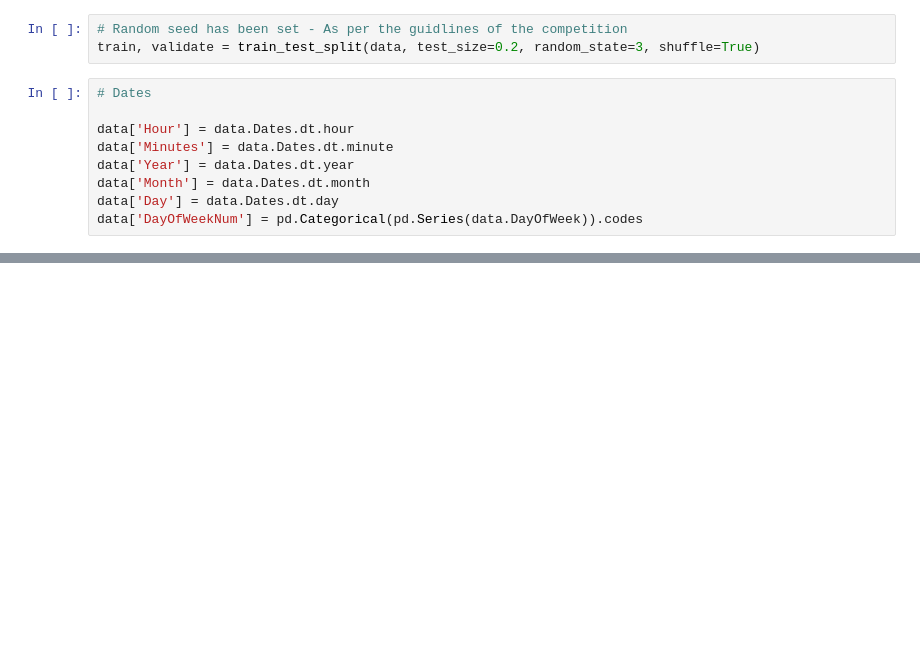
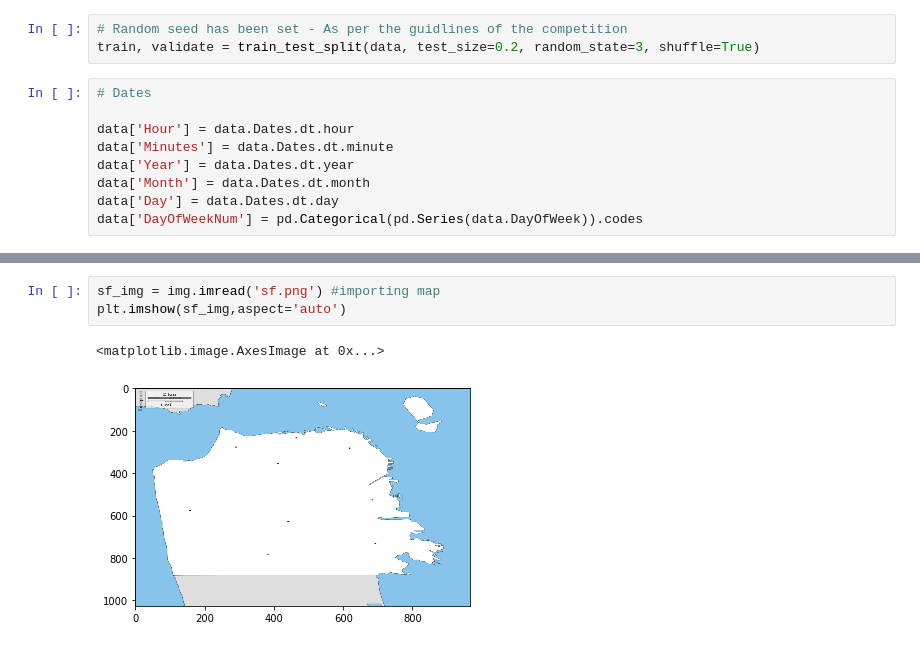
Before and after one commit to gopuvenkat/sfo-crime-classification, a Jupyter notebook: sfo-crime-classification.ipynb, the cells around one changed output, grey strips where cells are left out. Drawn from its saved outputs; the diff is of its cells as text; blank space fills up the shorter version.

```diff
--- a/sfo-crime-classification.ipynb
+++ b/sfo-crime-classification.ipynb
@@ -67,0 +93,6 @@ data['Addr'] = data['Address'].apply(lambda a:street_from_address(a))
+# %%
+sf_img = img.imread('sf.png') #importing map
+plt.imshow(sf_img,aspect='auto')
+# %% [output]
+<matplotlib.image.AxesImage at 0x...>
+[figure, added]
```
Also changed, not shown: parts of 14 cells of this notebook, 3 other files.
